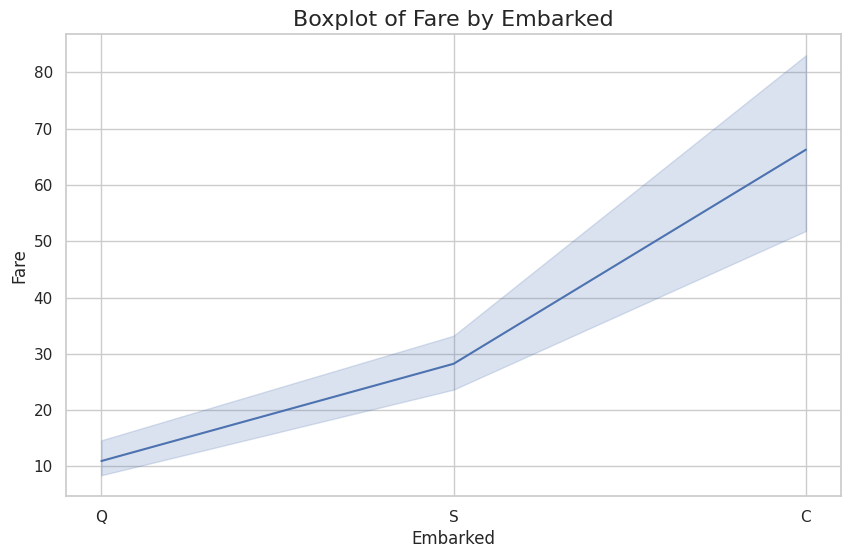
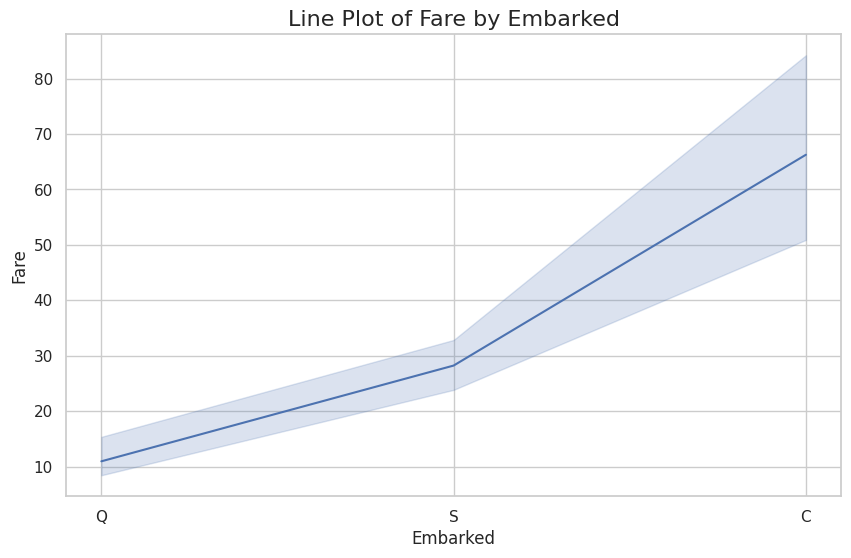
The notebook cell's code change between the first figure and the second:
--- before
+++ after
@@ -1,5 +1,6 @@
 plt.figure(figsize=(10,6))
-sns.lineplot(data=df,x='Embarked',y='Fare',palette='pastel')
-plt.title('Boxplot of Fare by Embarked',fontsize=16)
-plt.xlabel('Embarked',fontsize=12)
-plt.ylabel('Fare',fontsize=12)
+sns.lineplot(data=df, x='Embarked', y='Fare')
+plt.title('Line Plot of Fare by Embarked', fontsize=16)
+plt.xlabel('Embarked', fontsize=12)
+plt.ylabel('Fare', fontsize=12)
+plt.show()

Commit: Created using Colab